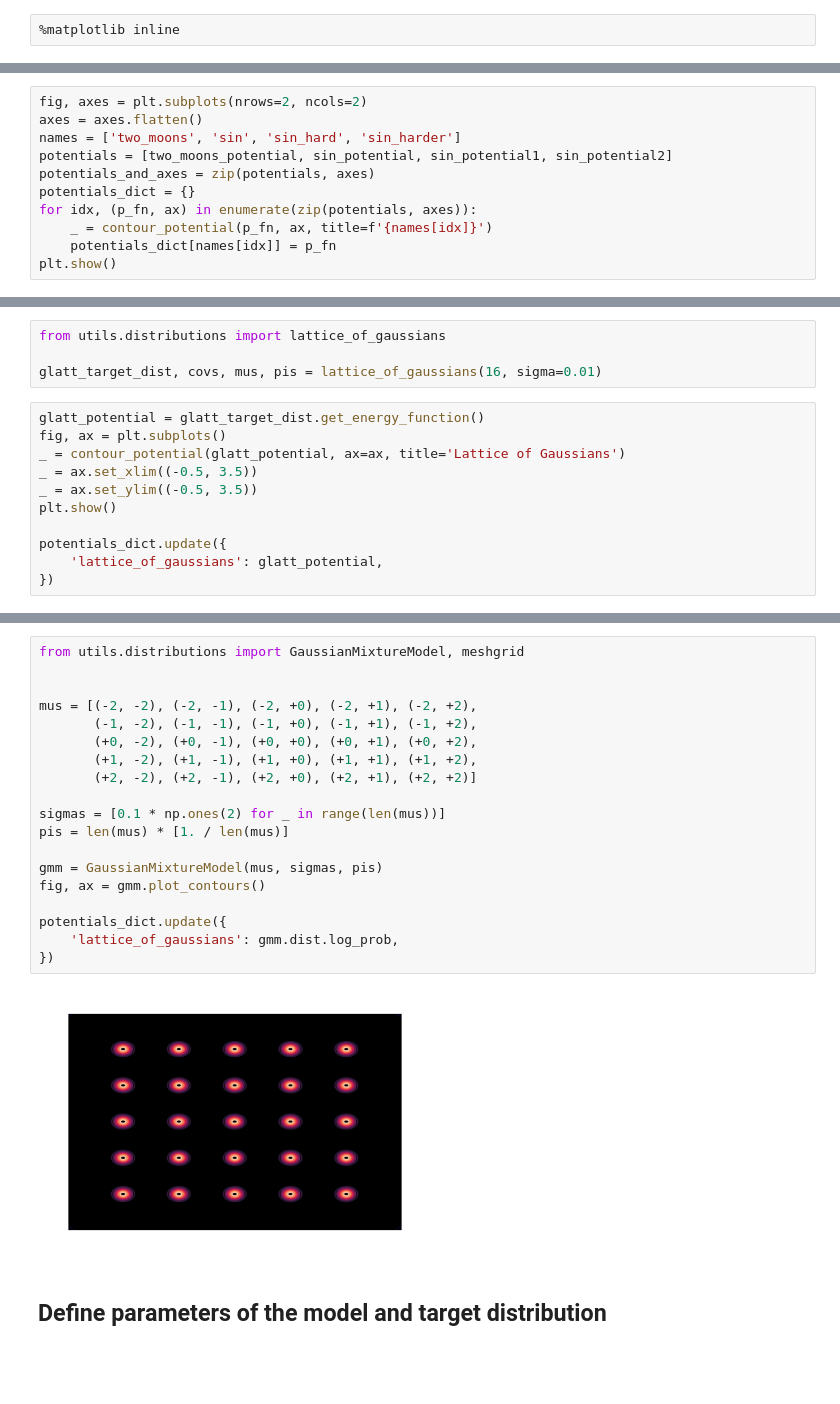
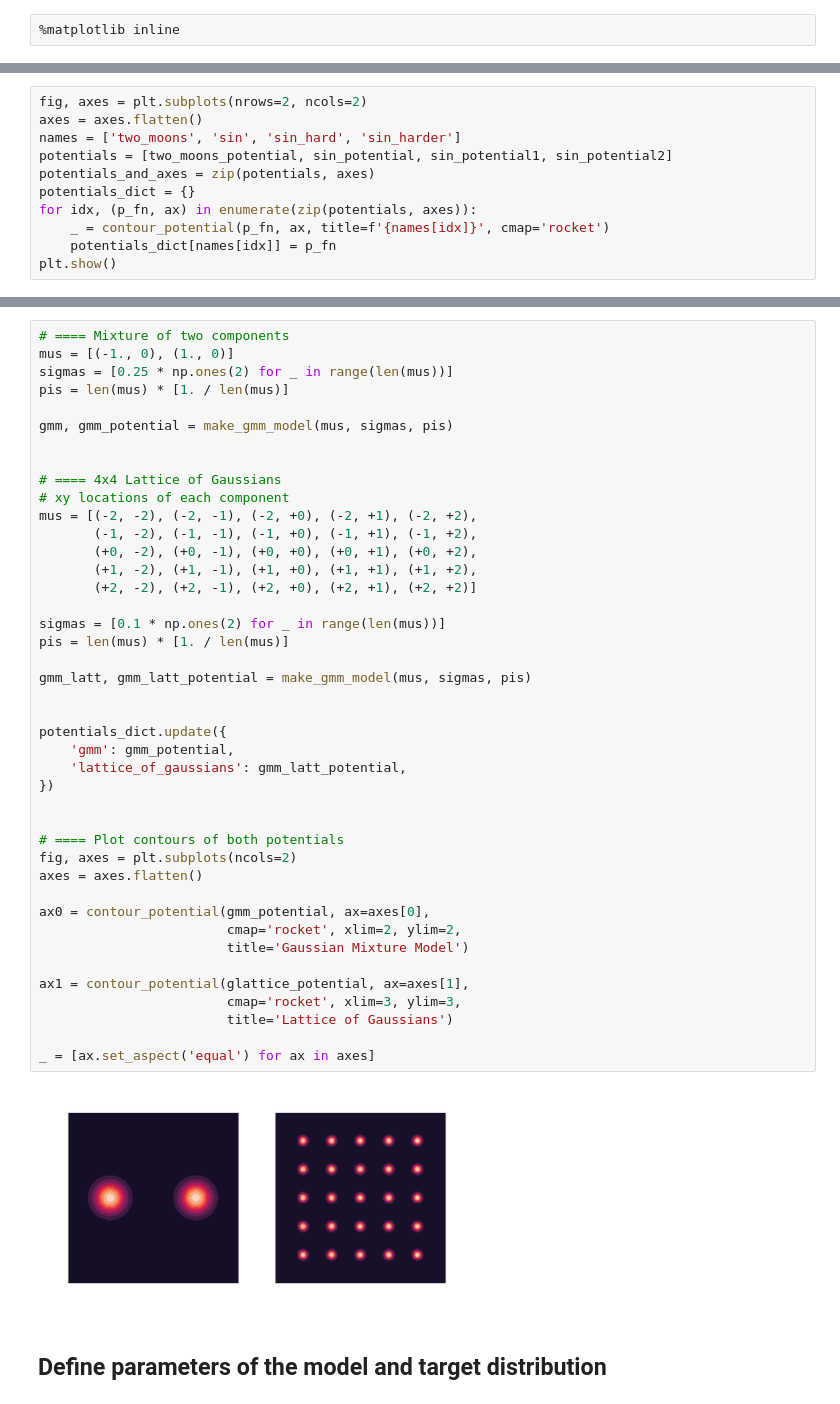
Before and after one commit to saforem2/l2hmc-qcd, a Jupyter notebook: l2hmc-qcd/notebooks/toy_distributions.ipynb, the cells around one changed output, grey strips where cells are left out. Saved outputs shown, nothing was run; the diff lists cells and outputs as text; blank space fills up the shorter version.

```diff
--- a/l2hmc-qcd/notebooks/toy_distributions.ipynb
+++ b/l2hmc-qcd/notebooks/toy_distributions.ipynb
@@ -155,7 +173,7 @@ potentials = [two_moons_potential, sin_potential, sin_potential1, sin_potential2
 potentials_and_axes = zip(potentials, axes)
 potentials_dict = {}
 for idx, (p_fn, ax) in enumerate(zip(potentials, axes)):
-    _ = contour_potential(p_fn, ax, title=f'{names[idx]}')
+    _ = contour_potential(p_fn, ax, title=f'{names[idx]}', cmap='rocket')
     potentials_dict[names[idx]] = p_fn
 plt.show()
 # %% [output]
@@ -214,15 +210,0 @@ potentials_dict.update({
-# %%
-from utils.distributions import lattice_of_gaussians
-
-glatt_target_dist, covs, mus, pis = lattice_of_gaussians(16, sigma=0.01)
-# %%
-glatt_potential = glatt_target_dist.get_energy_function()
-fig, ax = plt.subplots()
-_ = contour_potential(glatt_potential, ax=ax, title='Lattice of Gaussians')
-_ = ax.set_xlim((-0.5, 3.5))
-_ = ax.set_ylim((-0.5, 3.5))
-plt.show()
-
-potentials_dict.update({
-    'lattice_of_gaussians': glatt_potential,
-})
@@ -231,24 +246,47 @@ potentials_dict.update({
 # %%
-from utils.distributions import GaussianMixtureModel, meshgrid
+# ==== Mixture of two components
+mus = [(-1., 0), (1., 0)]
+sigmas = [0.25 * np.ones(2) for _ in range(len(mus))]
+pis = len(mus) * [1. / len(mus)]
+
+gmm, gmm_potential = make_gmm_model(mus, sigmas, pis)
 
 
+# ==== 4x4 Lattice of Gaussians
+# xy locations of each component
 mus = [(-2, -2), (-2, -1), (-2, +0), (-2, +1), (-2, +2),
        (-1, -2), (-1, -1), (-1, +0), (-1, +1), (-1, +2),
        (+0, -2), (+0, -1), (+0, +0), (+0, +1), (+0, +2),
        (+1, -2), (+1, -1), (+1, +0), (+1, +1), (+1, +2),
        (+2, -2), (+2, -1), (+2, +0), (+2, +1), (+2, +2)]
 
 sigmas = [0.1 * np.ones(2) for _ in range(len(mus))]
 pis = len(mus) * [1. / len(mus)]
 
-gmm = GaussianMixtureModel(mus, sigmas, pis)
-fig, ax = gmm.plot_contours()
+gmm_latt, gmm_latt_potential = make_gmm_model(mus, sigmas, pis)
+
 
 potentials_dict.update({
-    'lattice_of_gaussians': gmm.dist.log_prob,
+    'gmm': gmm_potential,
+    'lattice_of_gaussians': gmm_latt_potential,
 })
+
+
+# ==== Plot contours of both potentials
+fig, axes = plt.subplots(ncols=2)
+axes = axes.flatten()
+
+ax0 = contour_potential(gmm_potential, ax=axes[0],
+                        cmap='rocket', xlim=2, ylim=2,
+                        title='Gaussian Mixture Model')
+
+ax1 = contour_potential(glattice_potential, ax=axes[1],
+                        cmap='rocket', xlim=3, ylim=3,
+                        title='Lattice of Gaussians')
+
+_ = [ax.set_aspect('equal') for ax in axes]
 # %% [output]
-[figure, old version]
+[figure, new version]
 # %% [markdown]
 ## Define parameters of the model and target distribution
 # %%
```
Also changed, not shown: parts of 19 cells of this notebook, 6 other files.
